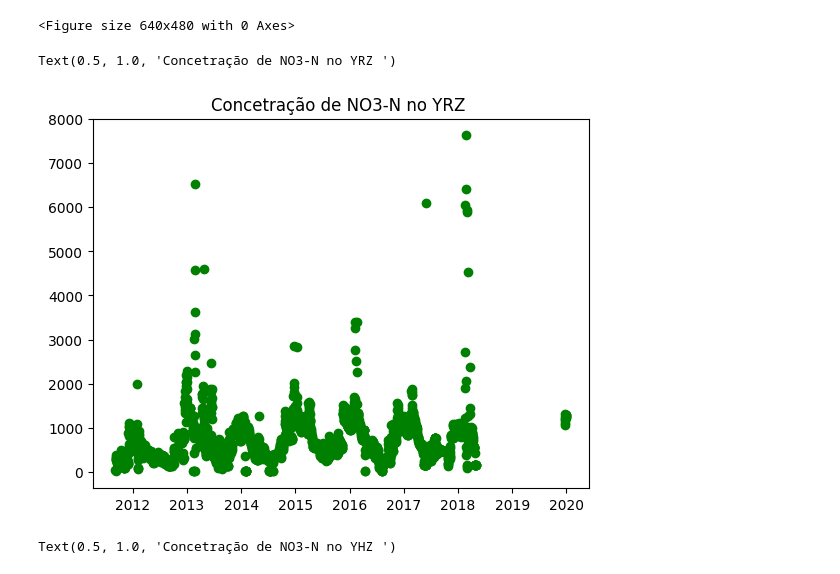
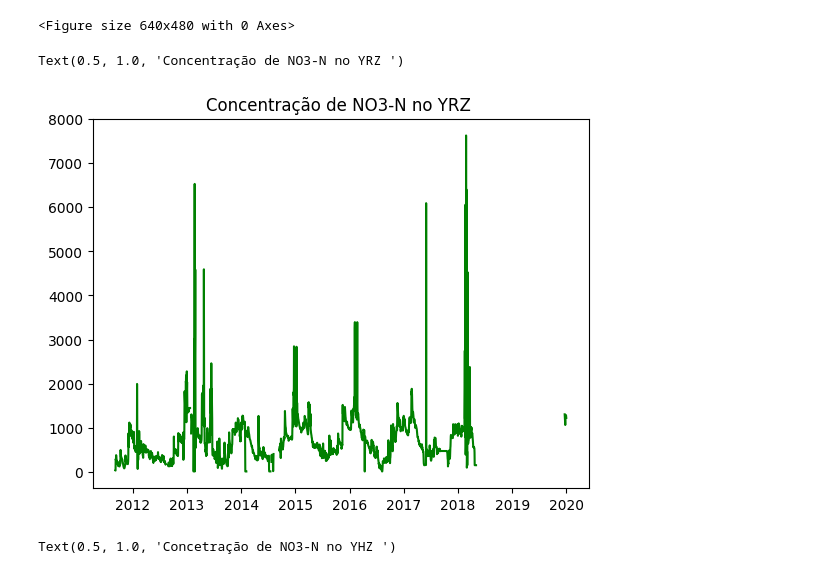
Before and after one commit to Larissa0403/ENS410064, a Jupyter notebook: nitrato código certo.ipynb, the cells around one changed output. Drawn from its saved outputs; the diff is of its cells as text; code cells hidden in the pictures.

```diff
--- a/nitrato código certo.ipynb
+++ b/nitrato código certo.ipynb
@@ -58,5 +58,7 @@ max      7630.067000     5862.82000
 # %%
 # Convertendo data em forma de / barra -
 df['date'] = df['date'].apply(lambda x: str(x).replace("/","-"))
+df['datetime']=pd.to_datetime(df['date'])
+df=df.set_index(df['datetime'])
 df['date']
 # %% [output]
@@ -109,10 +112,10 @@ plt.figure()
 <Figure size 640x480 with 0 Axes>
 <Figure size 640x480 with 0 Axes>
 # %%
-plt.scatter(datas, valores, label='NO3-N_ugL_YRZ', color='green', marker='o')
-plt.title ('Concetração de NO3-N no YRZ ')
+plt.plot(datas, valores, label='NO3-N_ugL_YRZ', color='green')
+plt.title ('Concentração de NO3-N no YRZ ')
 # %% [output]
-Text(0.5, 1.0, 'Concetração de NO3-N no YRZ ')
+Text(0.5, 1.0, 'Concentração de NO3-N no YRZ ')
-[figure, old version]
+[figure, new version]
 # %%
 #Plotando o gráfico de dispersão em função do tempo
```
Also changed, not shown: parts of 4 cells of this notebook.
